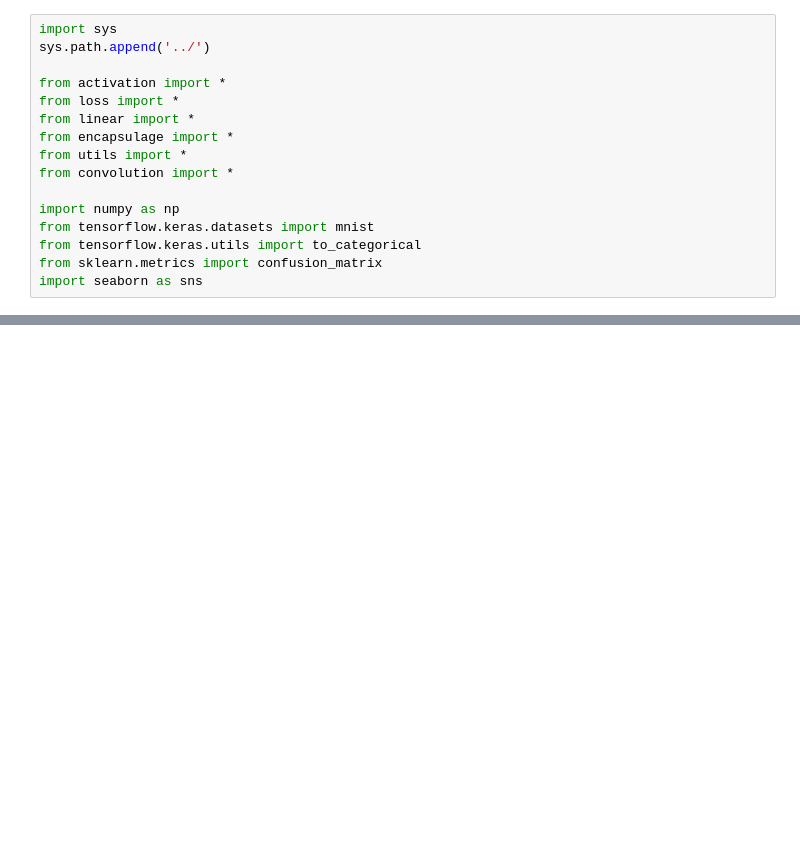
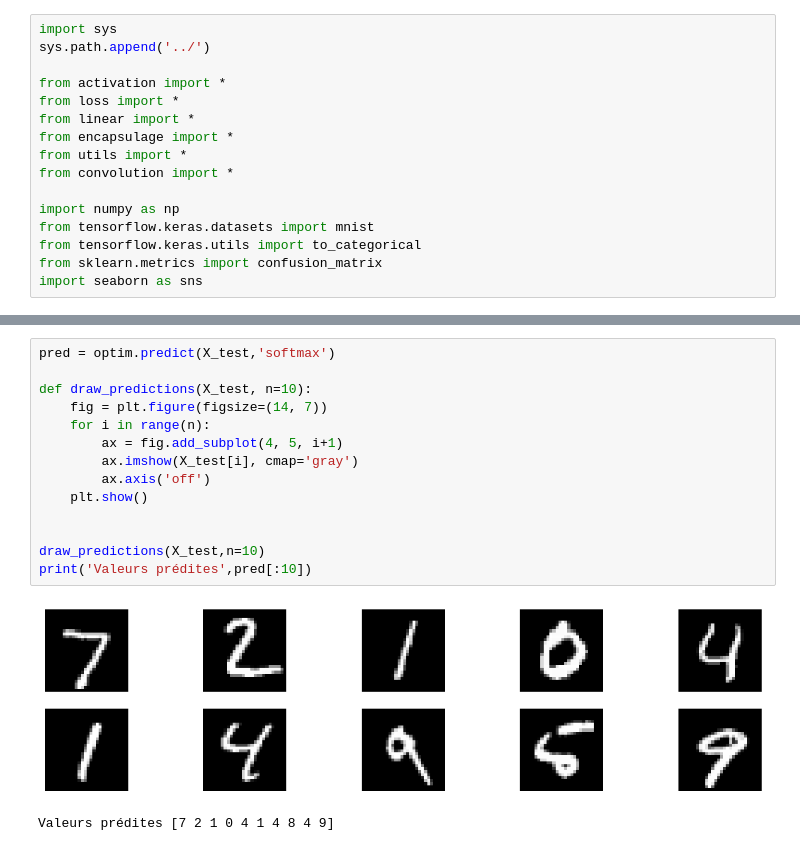
Before and after one commit to KIMSAIDI/DIY-Project, a Jupyter notebook: notebook/test_for_convolution.ipynb, the cells around one changed output, grey strips where cells are left out. Cells and saved outputs as stored; diff of their text form; blank space fills up the shorter version.

```diff
--- a/notebook/test_for_convolution.ipynb
+++ b/notebook/test_for_convolution.ipynb
@@ -63,6 +63,23 @@ batchsize = 200
 # train
 optim = Optim(net, loss, gradient_step)
 lloss = optim.SGD(X_train, y_train, batchsize, epoch)
+# %%
+pred = optim.predict(X_test,'softmax')
+
+def draw_predictions(X_test, n=10):
+    fig = plt.figure(figsize=(14, 7))
+    for i in range(n):
+        ax = fig.add_subplot(4, 5, i+1)
+        ax.imshow(X_test[i], cmap='gray')
+        ax.axis('off')
+    plt.show()
+
+
+draw_predictions(X_test,n=10)
+print('Valeurs prédites',pred[:10])
+# %% [output]
+[figure, added]
+Valeurs prédites [7 2 1 0 4 1 4 8 4 9]
 # %%
 # Affichage de la perte
 plot_loss(lloss)
```
Also changed, not shown: parts of 5 cells of this notebook, 6 other files.
